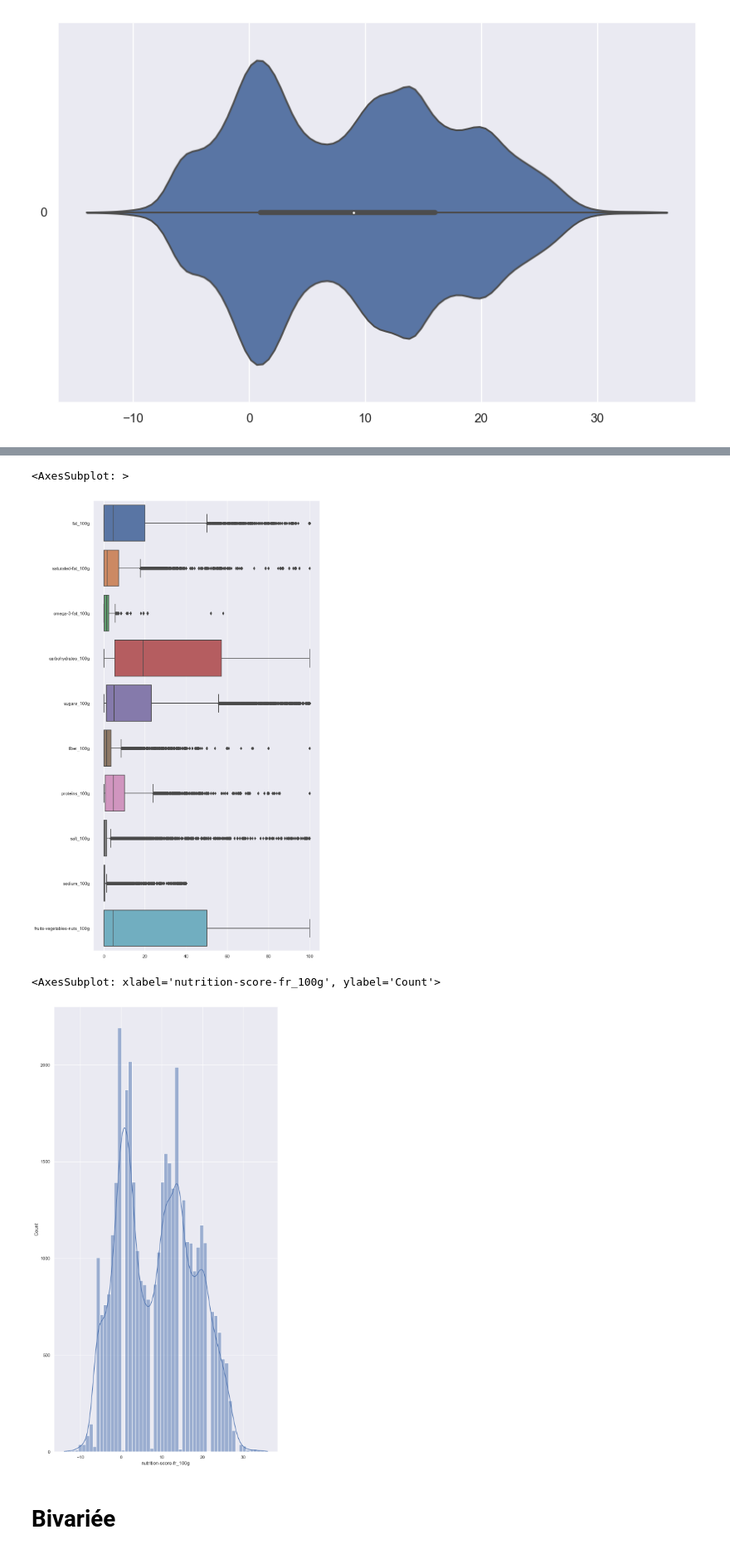
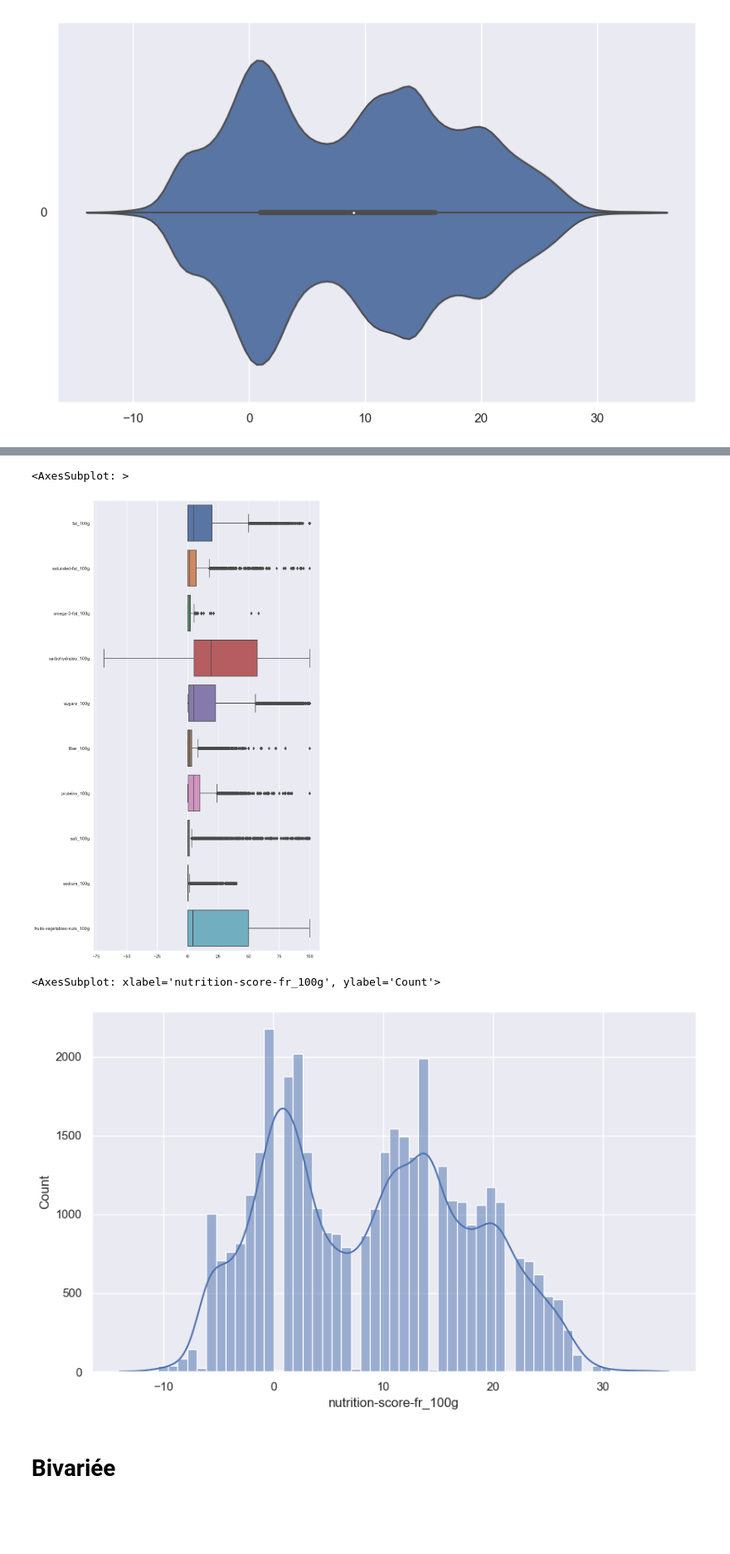
Before and after one commit to CeVague/Projet_3-Concevez_application_pour_sante_publique, a Jupyter notebook: Exploration.ipynb, the cells around one changed output, grey strips where cells are left out. Shown at 83% size. Drawn from its saved outputs; the diff is of its cells as text; code cells hidden in the pictures; blank space fills up the shorter version.

```diff
--- a/Exploration.ipynb
+++ b/Exploration.ipynb
@@ -26,4 +26,4 @@ from mydataviz import *
 # Chargement du dataset version réduite (50000 valeurs pour les tests)
 data = pd.read_csv("./data/data_clean_petit.csv", low_memory=False)
 # %%
-data.loc[data['carbohydrates_100g']<0] = 0
+#data.loc[data['carbohydrates_100g']<0] = 0
@@ -230,12 +232,13 @@ sns.violinplot(data=df, orient='h', scale='width', cut=0)
 sns.boxplot(data=df, orient='h')
 # %% [output]
 <AxesSubplot: >
-[figure, old version]
+[figure, new version]
 # %%
+sns.set(rc={"figure.figsize":(10, 6)})
 sns.histplot(data=data['nutrition-score-fr_100g'], kde=True)
 # %% [output]
 <AxesSubplot: xlabel='nutrition-score-fr_100g', ylabel='Count'>
-[figure, old version]
+[figure, new version]
 # %% [markdown]
 # Bivariée
 # %%
```
Also changed, not shown: parts of 31 cells of this notebook.
